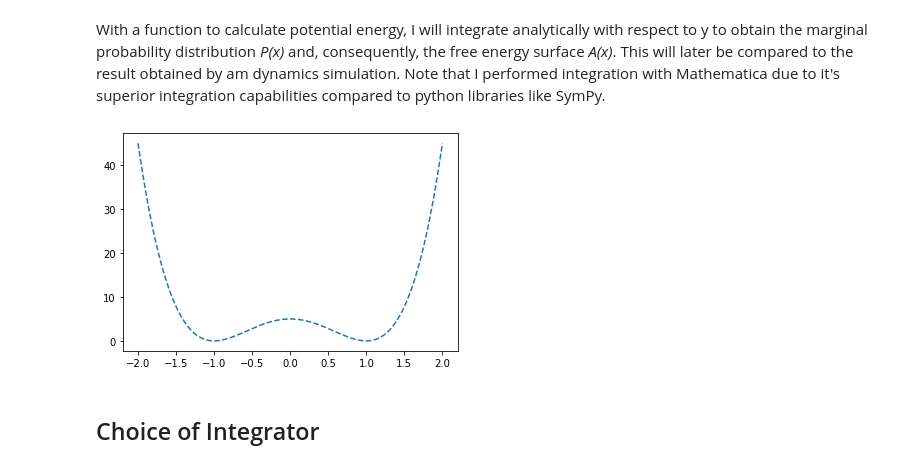
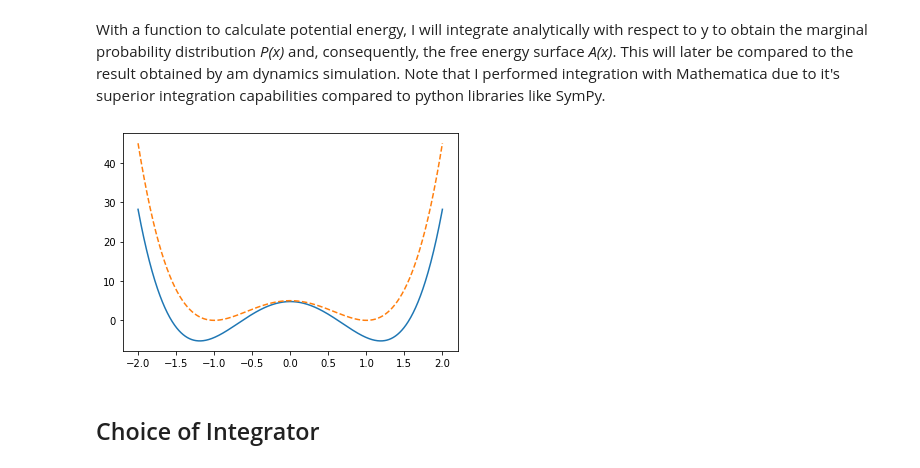
Before and after one commit to thomasegg3/enhanced_sampling_practice, a Jupyter notebook: toy_problem.ipynb, the cells around one changed output. Drawn from its saved outputs; the diff is of its cells as text; code cells hidden in the pictures.

```diff
--- a/toy_problem.ipynb
+++ b/toy_problem.ipynb
@@ -38,6 +37,8 @@ d = 5
 a = 1
 omega = 1
 lam = 2.878
+m_y = 1
+m_x = 10
 
 # Function for the potential energy of the system
 def potential_energy(x, y):
@@ -59,13 +60,13 @@ With a function to calculate potential energy, I will integrate analytically wit
 # %%
 # Plotting Free Energy Surface
 x = np.linspace(-2, 2, 1000)
 fes = - np.log(1.25331 * np.exp(-((d * (a ** 2 - x ** 2) ** 2) / (a ** 4)) + ((0.5 * (x ** 2) * (lam ** 2)) / (m_y * (omega ** 2)))) / (np.sqrt(m_y) * omega)) / 1
 pe = potential_energy(x, 0)
-#plt.plot(x, fes)
+plt.plot(x, fes)
 plt.plot(x, pe, linestyle='--')
 plt.show()
 # %% [output]
-[figure, old version]
+[figure, new version]
 # %% [markdown]
 ## Choice of Integrator
 # %% [markdown]
```
Also changed, not shown: parts of 2 cells of this notebook.
